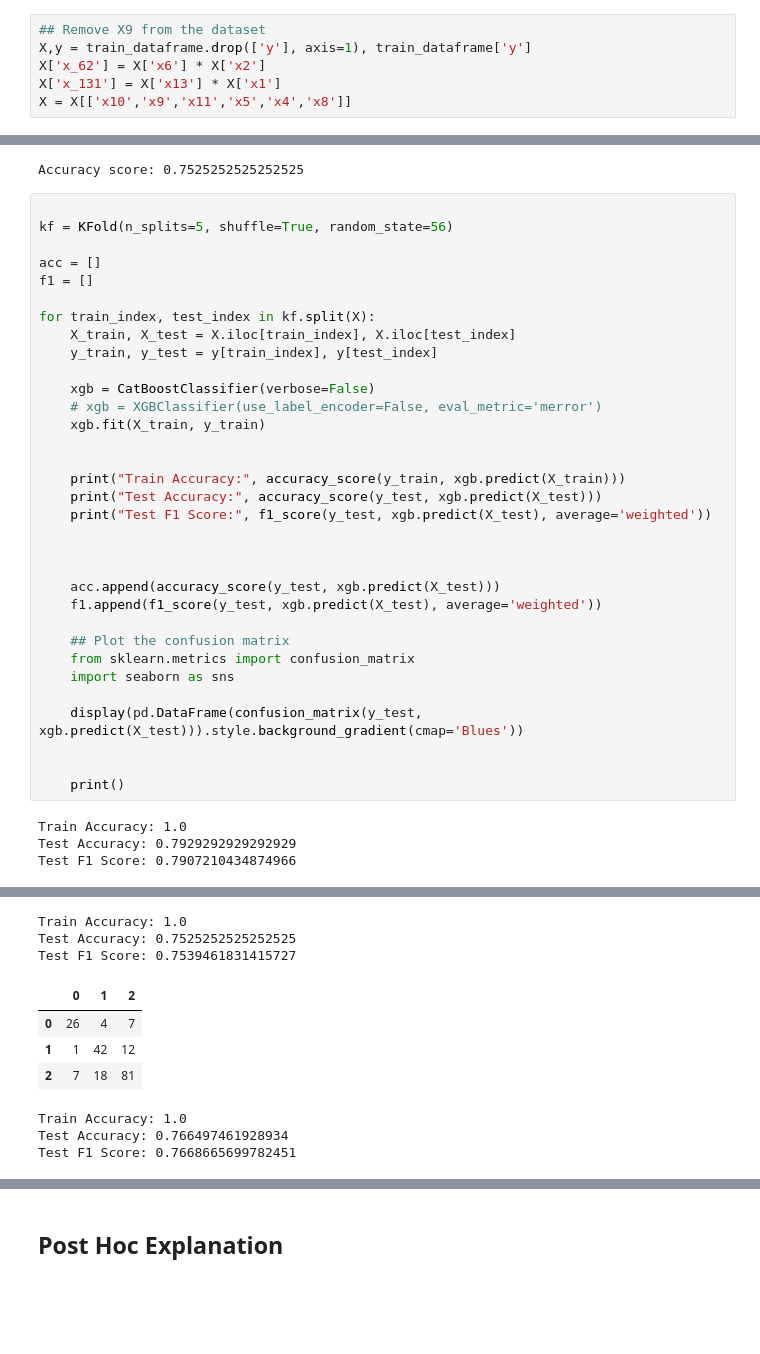
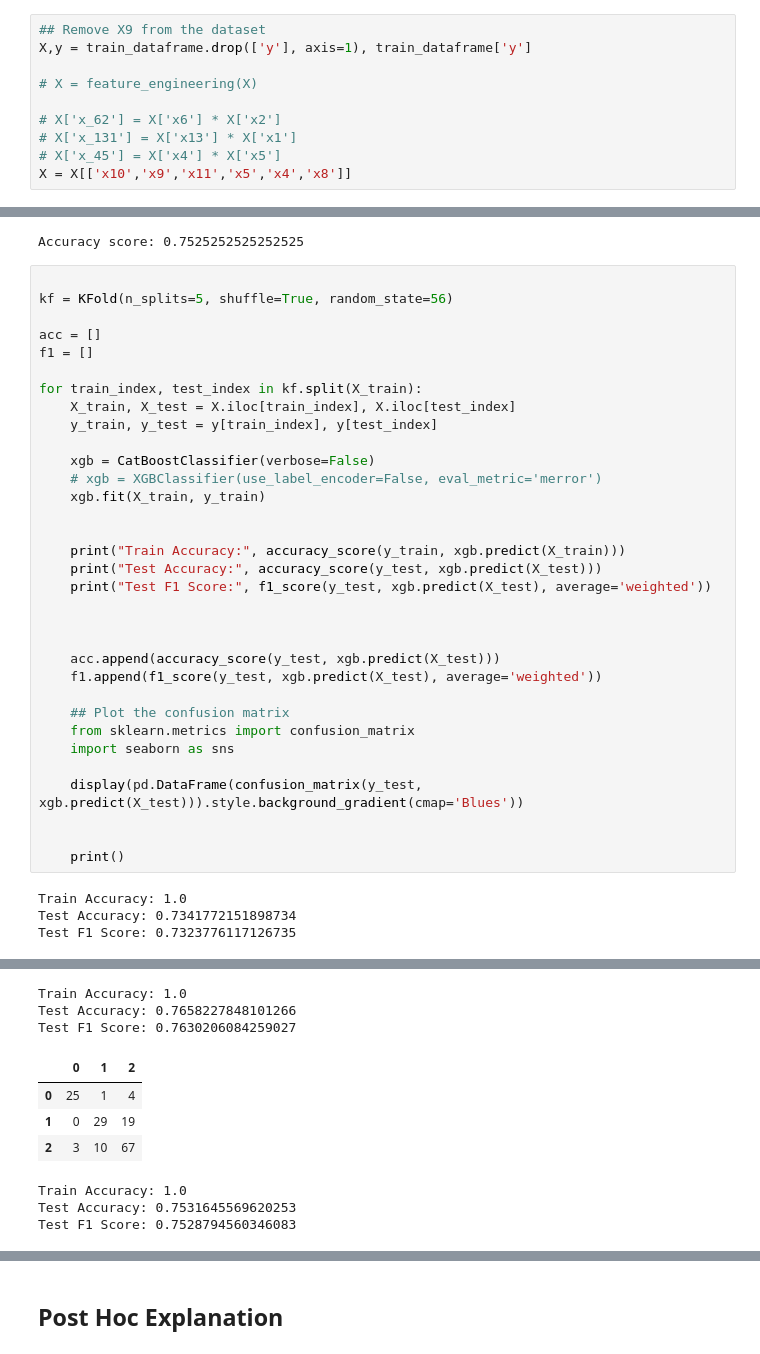
Before and after one commit to michael-fuest/tum-ai-multiclass-classification, a Jupyter notebook: experiments/XAI.ipynb, the cells around one changed output, grey strips where cells are left out. Saved outputs shown, nothing was run; the diff lists cells and outputs as text; blank space fills up the shorter version.

```diff
--- a/experiments/XAI.ipynb
+++ b/experiments/XAI.ipynb
@@ -261,6 +290,10 @@ plt.show()
 # %%
 ## Remove X9 from the dataset
 X,y = train_dataframe.drop(['y'], axis=1), train_dataframe['y']
-X['x_62'] = X['x6'] * X['x2']
-X['x_131'] = X['x13'] * X['x1']
+
+# X = feature_engineering(X)
+
+# X['x_62'] = X['x6'] * X['x2']
+# X['x_131'] = X['x13'] * X['x1']
+# X['x_45'] = X['x4'] * X['x5']
 X = X[['x10','x9','x11','x5','x4','x8']]
@@ -291,7 +334,7 @@ kf = KFold(n_splits=5, shuffle=True, random_state=56)
 acc = []
 f1 = []
 
-for train_index, test_index in kf.split(X):
+for train_index, test_index in kf.split(X_train):
     X_train, X_test = X.iloc[train_index], X.iloc[test_index]
     y_train, y_test = y[train_index], y[test_index]
 
@@ -319,6 +362,6 @@ for train_index, test_index in kf.split(X):
     print()
 # %% [output]
 Train Accuracy: 1.0
-Test Accuracy: 0.7929292929292929
-Test F1 Score: 0.7907210434874966
+Test Accuracy: 0.7341772151898734
+Test F1 Score: 0.7323776117126735
 |  | 0 | 1 | 2 |
@@ -328,11 +371,11 @@ Test F1 Score: 0.7907210434874966
 Train Accuracy: 1.0
-Test Accuracy: 0.7525252525252525
-Test F1 Score: 0.7539461831415727
+Test Accuracy: 0.7658227848101266
+Test F1 Score: 0.7630206084259027
 |  | 0 | 1 | 2 |
-| 0 | 26 | 4 | 7 |
-| 1 | 1 | 42 | 12 |
-| 2 | 7 | 18 | 81 |
+| 0 | 25 | 1 | 4 |
+| 1 | 0 | 29 | 19 |
+| 2 | 3 | 10 | 67 |
 Train Accuracy: 1.0
-Test Accuracy: 0.766497461928934
-Test F1 Score: 0.7668665699782451
+Test Accuracy: 0.7531645569620253
+Test F1 Score: 0.7528794560346083
 |  | 0 | 1 | 2 |
```
Also changed, not shown: parts of 6 cells of this notebook, 4 other files.
